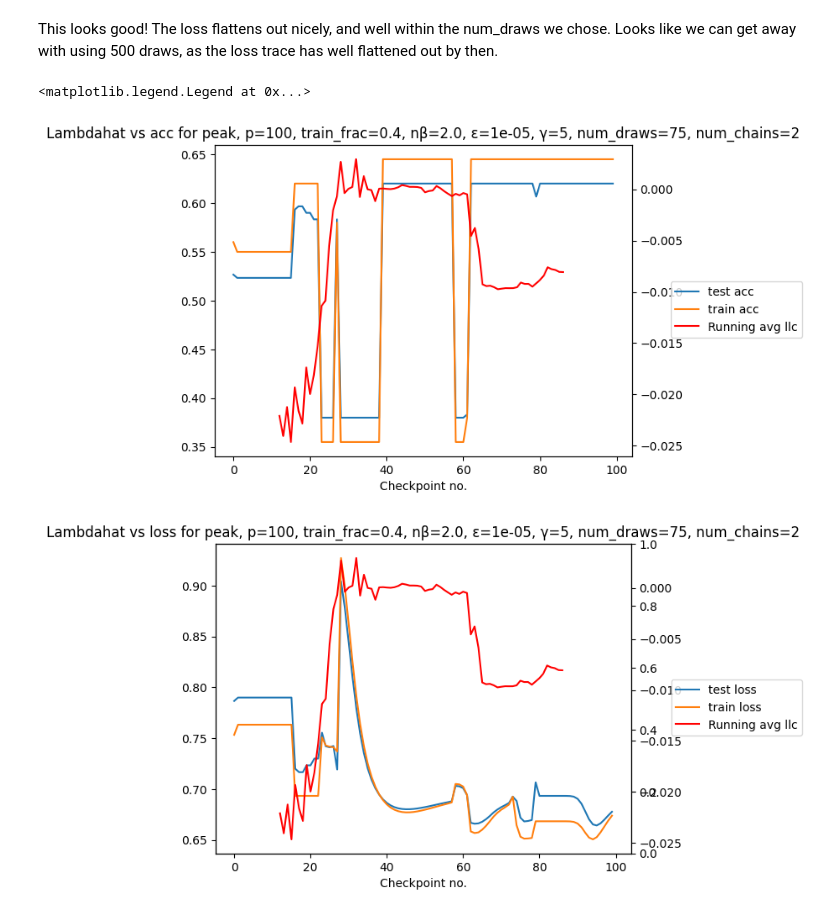
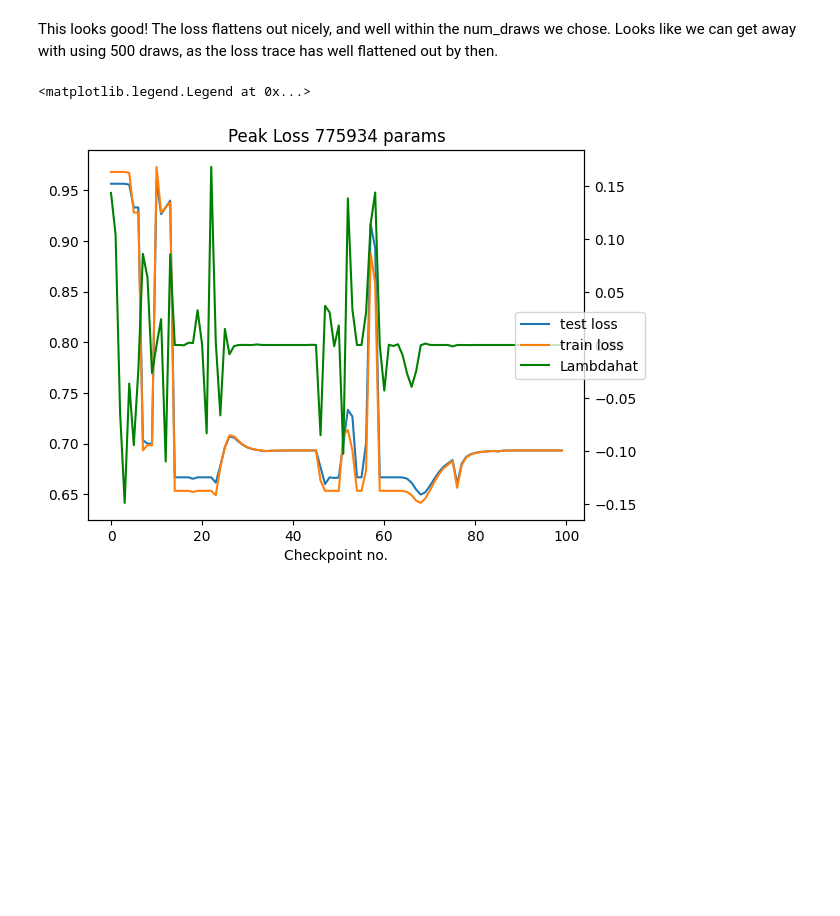
Before and after one commit to leo-du-03/llc-interpretability, a Jupyter notebook: llc_training/grokking/peak_big.ipynb, the cells around one changed output. Cells and saved outputs as stored; diff of their text form; code cells hidden in the pictures; blank space fills up the shorter version.

```diff
--- a/llc_training/grokking/peak_big.ipynb
+++ b/llc_training/grokking/peak_big.ipynb
@@ -93,7 +93,7 @@ class ExperimentParams:
     p: int = 100
     l: int = 5
     v = 12
-    n_batches: int = 5000
+    n_batches: int = 20000
     n_save_model_checkpoints: int = 100
     print_times: int = 100
     lr: float = 3e-3
@@ -395,7 +394,7 @@ From this, we can see that the effective sampled loss for low-ish nbetas (<100)
 
 Let's check that the loss chain for these hyperparams looks decent, and then run LLC estimation on all trained checkpoints if it does.
 # %%
-lr = 1e-5
+lr = 3e-3
 gamma = 5
 nbeta = 2.0
 num_draws = 75
@@ -466,38 +465,16 @@ def calc_delta(arr, scale):
 # %%
 fig, ax1 = plt.subplots()
 plt.title(
-    f"Lambdahat vs acc for peak, p={params.p}, train_frac={params.train_frac}, nβ={nbeta:.1f}, ε={lr}, γ={gamma}, num_draws={num_draws}, num_chains={num_chains}"
-)
-
-window_size = 25
-
-run_avg_llc = calc_run_avg([llc["llc/mean"] for llc in llcs], window_size)
-delta_val_loss = calc_delta(df["val_loss"], 25)
-
-ax2 = ax1.twinx()
-ax1.plot(df["val_acc"], label="test acc")
-ax1.plot(df["train_acc"], label="train acc")
-# ax2.plot([llc["llc/mean"] for llc in llcs], color="g", label="Lambdahat")
-ax2.plot(run_avg_llc, color="r", label="Running avg llc")
-ax1.set_xlabel("Checkpoint no.")
-fig.legend(loc="center right")
-
-fig.show()
-
-fig, ax1 = plt.subplots()
-plt.title(
-    f"Lambdahat vs loss for peak, p={params.p}, train_frac={params.train_frac}, nβ={nbeta:.1f}, ε={lr}, γ={gamma}, num_draws={num_draws}, num_chains={num_chains}"
+    f"Peak Loss 775934 params"
 )
 ax2 = ax1.twinx()
-ax3 = ax1.twinx()
 ax1.plot(df["val_loss"], label="test loss")
 ax1.plot(df["train_loss"], label="train loss")
 # ax3.plot(calc_run_avg(delta_val_loss[1:], window_size), color="m", label="Change in val acc")
-# ax2.plot([llc["llc/mean"] for llc in llcs], color="g", label="Lambdahat")
-ax2.plot(run_avg_llc, color="r", label="Running avg llc")
+ax2.plot([llc["llc/mean"] for llc in llcs], color="g", label="Lambdahat")
+# ax2.plot(run_avg_llc, color="r", label="Running avg llc")
 ax1.set_xlabel("Checkpoint no.")
 fig.legend(loc="center right")
 # %% [output]
 <matplotlib.legend.Legend at 0x...>
-[figure, old version]
+[figure, new version]
-[figure, removed]
```
Also changed, not shown: parts of 8 cells of this notebook, 13 other files.
